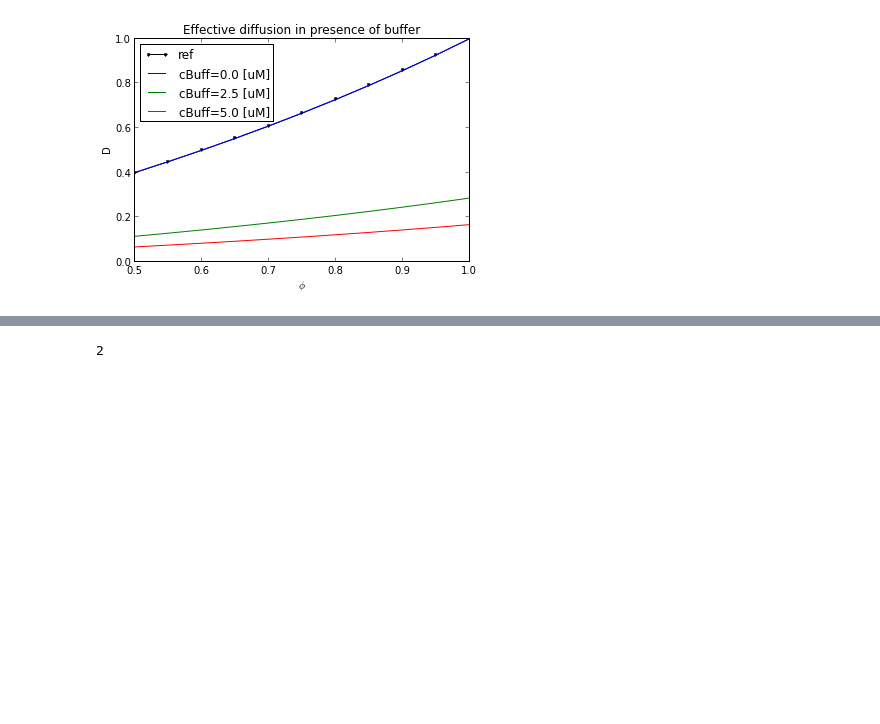
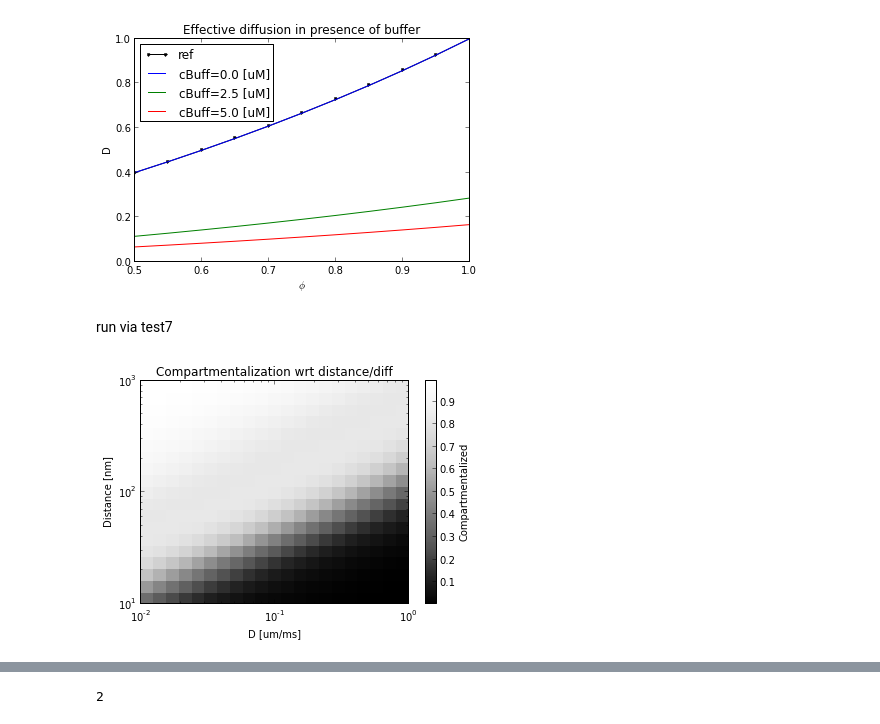
Before and after one commit to huskeypm/enzymekineticsacs, a Jupyter notebook: pdeode.ipynb, the cells around one changed output, grey strips where cells are left out. Drawn from its saved outputs; the diff is of its cells as text; code cells hidden in the pictures; blank space fills up the shorter version.

```diff
--- a/pdeode.ipynb
+++ b/pdeode.ipynb
@@ -124,5 +124,9 @@ Analttical results
 # %% [output]
 <matplotlib.legend.Legend at 0x...>
 [figure]
+# %% [markdown]
+run via test7
 # %%
-nPhis = 11nBuffs = 3nDists = 10    KD = 1. # 1 [uM]     phis = np.linspace(0.5,1.0,nPhis)cBuffs = np.linspace(0,5,nBuffs) # [uM]dists = 10**np.linspace(1,3,nDists)Deffs = 10**np.linspace(-2,0,nPhis)#print KDs
+from coupledReactionDiffusion import *nPhis = 22nBuffs = 3nDists = 20    KD = 1. # 1 [uM]     phis = np.linspace(0.5,1.0,nPhis)cBuffs = np.linspace(0,5,nBuffs) # [uM]dists = 10**np.linspace(1,3,nDists)Deffs = 10**np.linspace(-2,0,nPhis)#print KDs     plt.figure()pickleName="all.pkl"ts,stddevs,dummy = readpickle(pickleName,novar=True) plt.pcolormesh(Deffs,dists,1-stddevs,cmap="Greys_r")plt.yscale('log')plt.ylabel("Distance [nm]") plt.xscale('log')plt.xlabel("D [um/ms]") plt.title("Compartmentalization wrt distance/diff") c=plt.colorbar()c.set_label("Compartmentalized")
+# %% [output]
+[figure, added]
```
Also changed, not shown: parts of 4 cells of this notebook, 1 other file.
